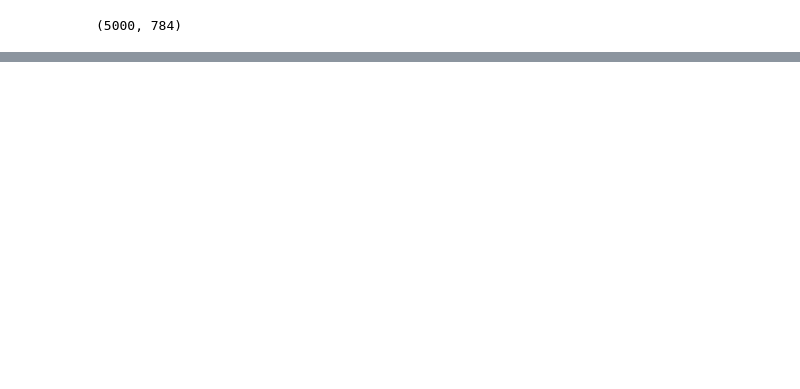
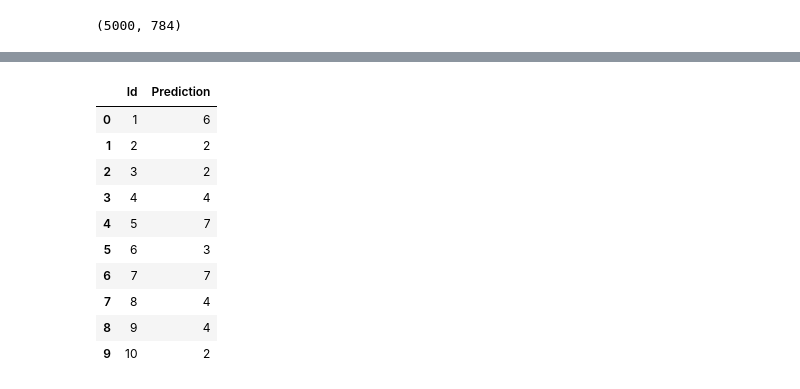
Before and after one commit to blnalexandra/MLP-Project-, a Jupyter notebook: proiect-fac.ipynb, the cells around one changed output, grey strips where cells are left out. Cells and saved outputs as stored; diff of their text form; code cells hidden in the pictures; blank space fills up the shorter version.

```diff
--- a/proiect-fac.ipynb
+++ b/proiect-fac.ipynb
@@ -153,0 +181,4 @@ X_test.shape
+# %%
+pca_final = PCA(n_components=0.99, random_state=42)
+X_full = pca_final.fit_transform(X)
+print(f"Final PCA components: {pca_final.n_components_}")
@@ -154,17 +187,15 @@ X_test.shape
 # %%
 final_model = Sequential([
-    Input(shape=(784,)),
-    Dense(256, activation='relu'),
-    BatchNormalization(),
-    Dropout(0.3),
-
-    Dense(128, activation='relu'),
-    BatchNormalization(),
-    Dropout(0.3),
-
-    Dense(64, activation='relu'),
-    Dense(10, activation='softmax')
-])
+        Input(shape=(X_full.shape[1],)),
+        Dense(128, activation='relu', kernel_regularizer='l2'),
+        BatchNormalization(),
+        Dropout(0.4),
+        Dense(64, activation='relu', kernel_regularizer='l2'),
+        BatchNormalization(),
+        Dropout(0.3),
+        Dense(32, activation='relu'),
+        Dense(10, activation='softmax')
+    ])
 
 final_model.compile(
     optimizer="adam",
@@ -173,9 +204,9 @@ final_model.compile(
 )
 
 final_model.fit(
-    X, y,
-    epochs=80,
+    X_full, y,
+    epochs=avg_epochs,
     batch_size=16,
-    verbose=0
+    verbose=1
 )
 # %% [output]
@@ -183,11 +231,25 @@ final_model.fit(
+# %%
+X_test_pca = pca_final.transform(X_test_final)
 # %%
-pred_probs = final_model.predict(X_test, verbose=0)
-preds = np.argmax(pred_probs, axis=1)
-preds = preds + 1
+pred_probs = final_model.predict(X_test_pca, verbose=0)
+preds = np.argmax(pred_probs, axis=1) + 1
 # %%
 submission = pd.DataFrame({
     "Id": np.arange(1, len(preds) + 1),
     "Prediction": preds
 })
 
 submission.to_csv("submission.csv", index=False)
+submission.head(10)
+# %% [output]
+|  | Id | Prediction |
+| 0 | 1 | 6 |
+| 1 | 2 | 2 |
+| 2 | 3 | 2 |
+| 3 | 4 | 4 |
+| 4 | 5 | 7 |
+| 5 | 6 | 3 |
+| 6 | 7 | 7 |
+| 7 | 8 | 4 |
+| 8 | 9 | 4 |
+| 9 | 10 | 2 |
```
Also changed, not shown: parts of 13 cells of this notebook.
